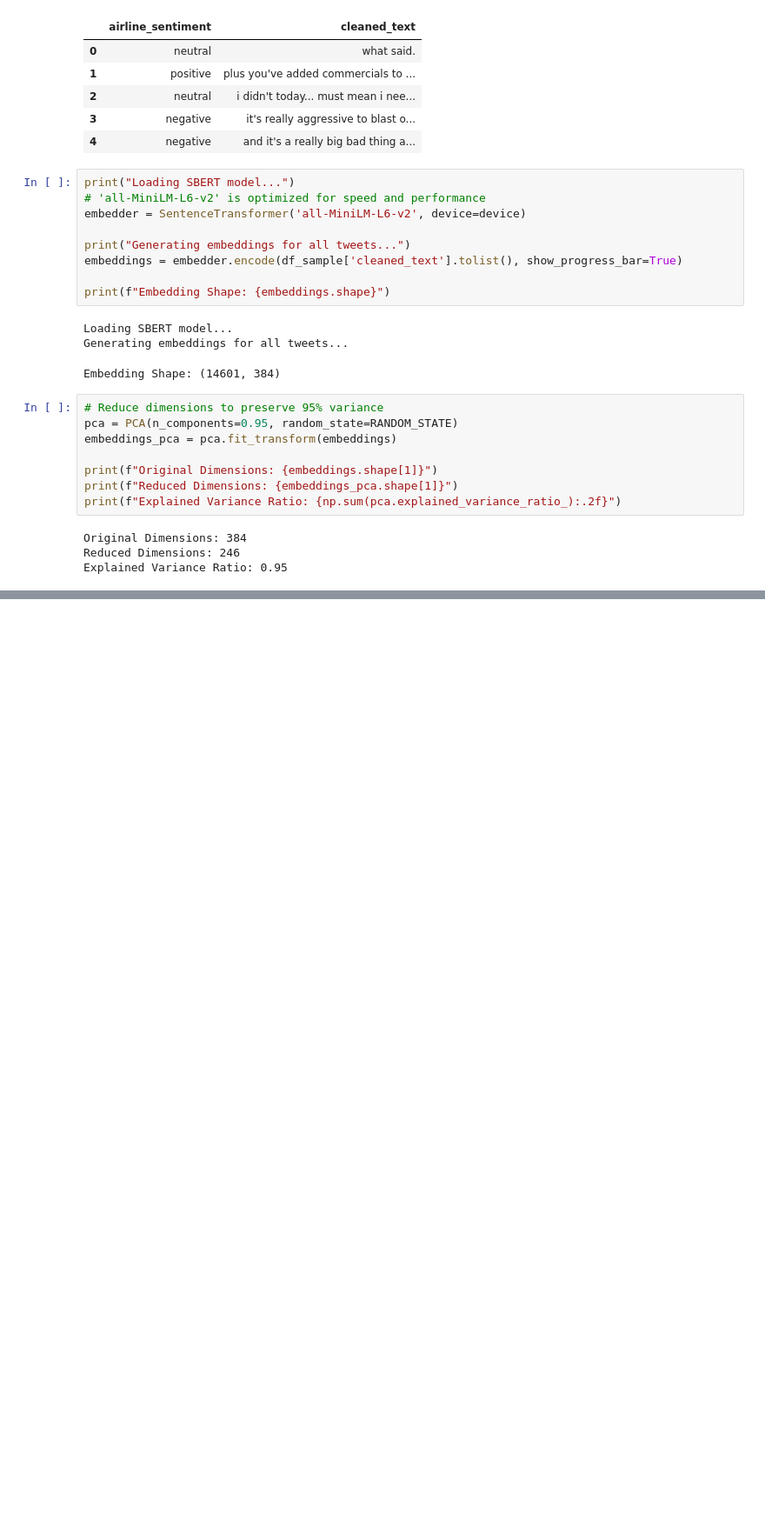
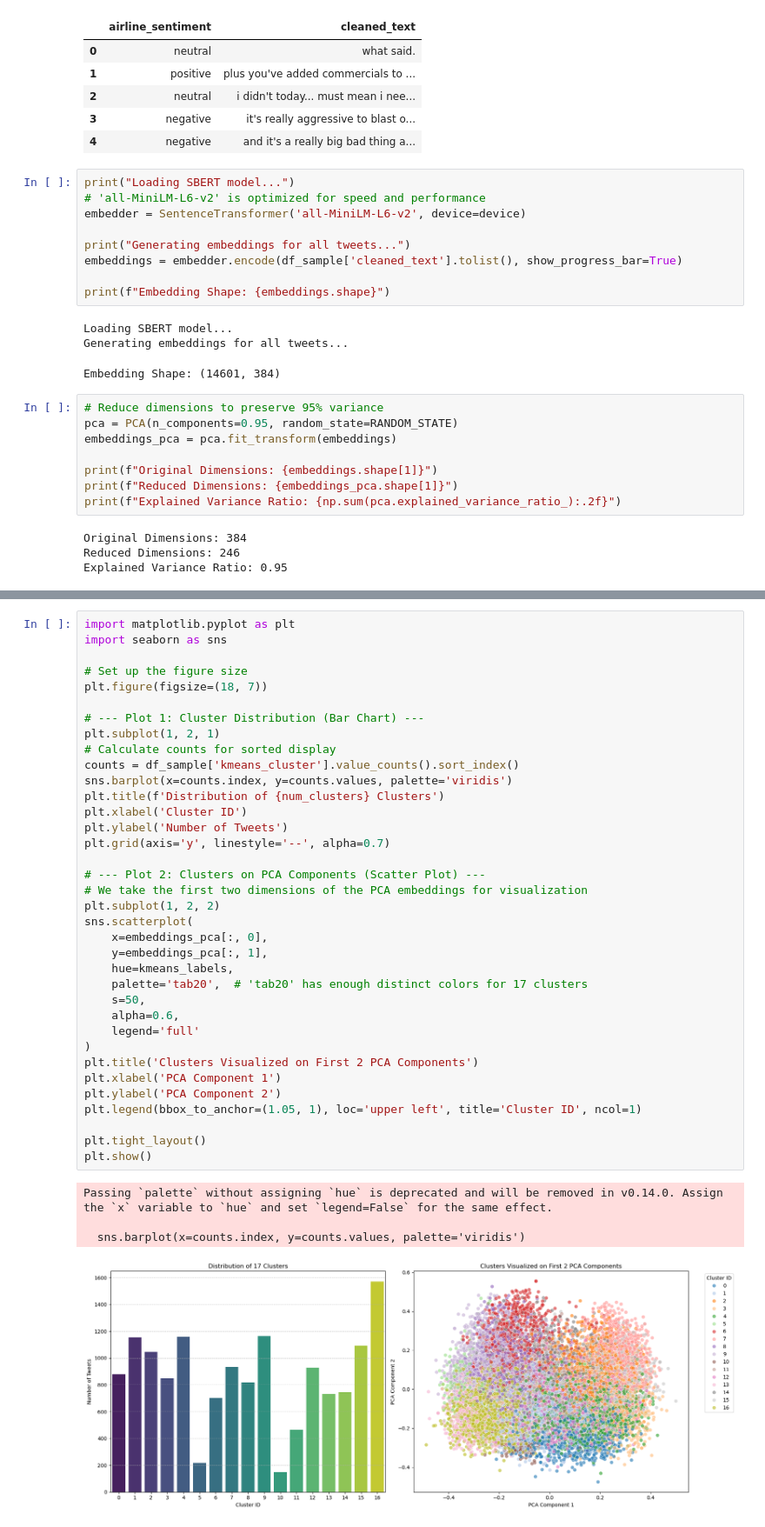
Before and after one commit to SiddhantSaha7/Thematic-Analysis-of-Customer-Feedback, a Jupyter notebook: notebook/CustomerAnalysis.ipynb, the cells around one changed output, grey strips where cells are left out. Shown at 87% size. Cells and saved outputs as stored; diff of their text form; blank space fills up the shorter version.

```diff
--- a/notebook/CustomerAnalysis.ipynb
+++ b/notebook/CustomerAnalysis.ipynb
@@ -134,3 +202,44 @@ kmeans_cluster
 15    1092
 16    1570
 Name: count, dtype: int64
+# %%
+import matplotlib.pyplot as plt
+import seaborn as sns
+
+# Set up the figure size
+plt.figure(figsize=(18, 7))
+
+# --- Plot 1: Cluster Distribution (Bar Chart) ---
+plt.subplot(1, 2, 1)
+# Calculate counts for sorted display
+counts = df_sample['kmeans_cluster'].value_counts().sort_index()
+sns.barplot(x=counts.index, y=counts.values, palette='viridis')
+plt.title(f'Distribution of {num_clusters} Clusters')
+plt.xlabel('Cluster ID')
+plt.ylabel('Number of Tweets')
+plt.grid(axis='y', linestyle='--', alpha=0.7)
+
+# --- Plot 2: Clusters on PCA Components (Scatter Plot) ---
+# We take the first two dimensions of the PCA embeddings for visualization
+plt.subplot(1, 2, 2)
+sns.scatterplot(
+    x=embeddings_pca[:, 0],
+    y=embeddings_pca[:, 1],
+    hue=kmeans_labels,
+    palette='tab20',  # 'tab20' has enough distinct colors for 17 clusters
+    s=50,
+    alpha=0.6,
+    legend='full'
+)
+plt.title('Clusters Visualized on First 2 PCA Components')
+plt.xlabel('PCA Component 1')
+plt.ylabel('PCA Component 2')
+plt.legend(bbox_to_anchor=(1.05, 1), loc='upper left', title='Cluster ID', ncol=1)
+
+plt.tight_layout()
+plt.show()
+# %% [output]
+Passing `palette` without assigning `hue` is deprecated and will be removed in v0.14.0. Assign the `x` variable to `hue` and set `legend=False` for the same effect.
+
+  sns.barplot(x=counts.index, y=counts.values, palette='viridis')
+[figure, added]
```
Also changed, not shown: parts of 3 cells of this notebook.
